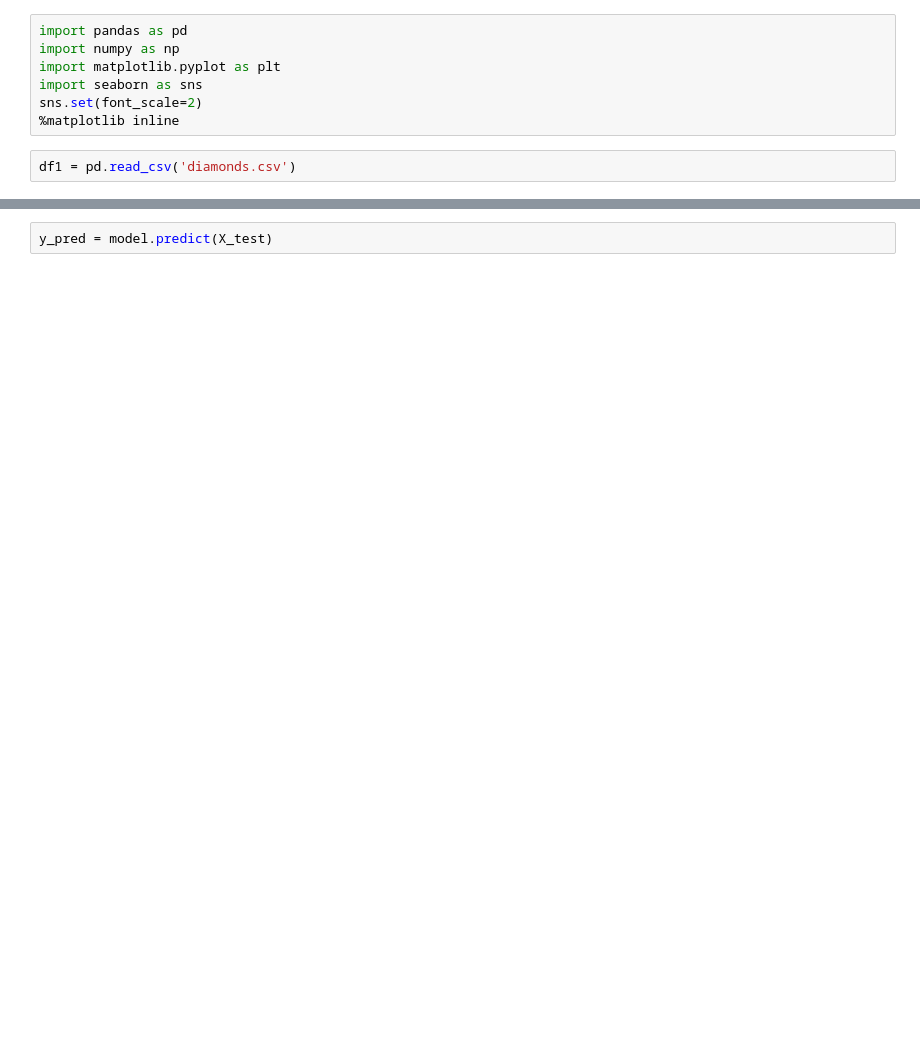
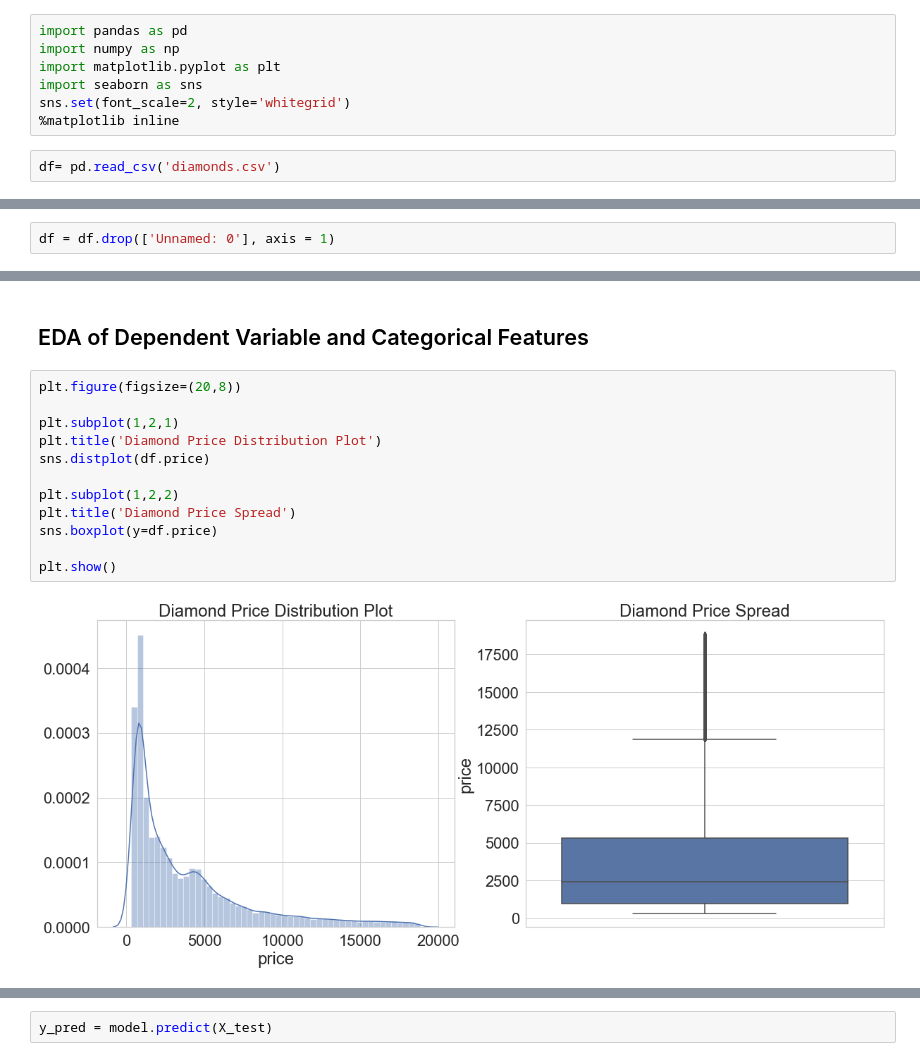
Before and after one commit to chrispfchung/diamonds-regression-project, a Jupyter notebook: Lin_reg_project_code_bpb.ipynb, the cells around one changed output, grey strips where cells are left out. Cells and saved outputs as stored; diff of their text form; blank space fills up the shorter version.

```diff
--- a/Lin_reg_project_code_bpb.ipynb
+++ b/Lin_reg_project_code_bpb.ipynb
@@ -3,7 +3,7 @@ import pandas as pd
 import numpy as np
 import matplotlib.pyplot as plt
 import seaborn as sns
-sns.set(font_scale=2)
+sns.set(font_scale=2, style='whitegrid')
 %matplotlib inline
 # %%
-df1 = pd.read_csv('diamonds.csv')
+df= pd.read_csv('diamonds.csv')
@@ -9,0 +19,2 @@ df1 = pd.read_csv('diamonds.csv')
+# %%
+df = df.drop(['Unnamed: 0'], axis = 1)
@@ -9,0 +36,16 @@ df1 = pd.read_csv('diamonds.csv')
+# %% [markdown]
+## EDA of Dependent Variable and Categorical Features
+# %%
+plt.figure(figsize=(20,8))
+
+plt.subplot(1,2,1)
+plt.title('Diamond Price Distribution Plot')
+sns.distplot(df.price)
+
+plt.subplot(1,2,2)
+plt.title('Diamond Price Spread')
+sns.boxplot(y=df.price)
+
+plt.show()
+# %% [output]
+[figure, added]
```
Also changed, not shown: parts of 49 cells of this notebook.
